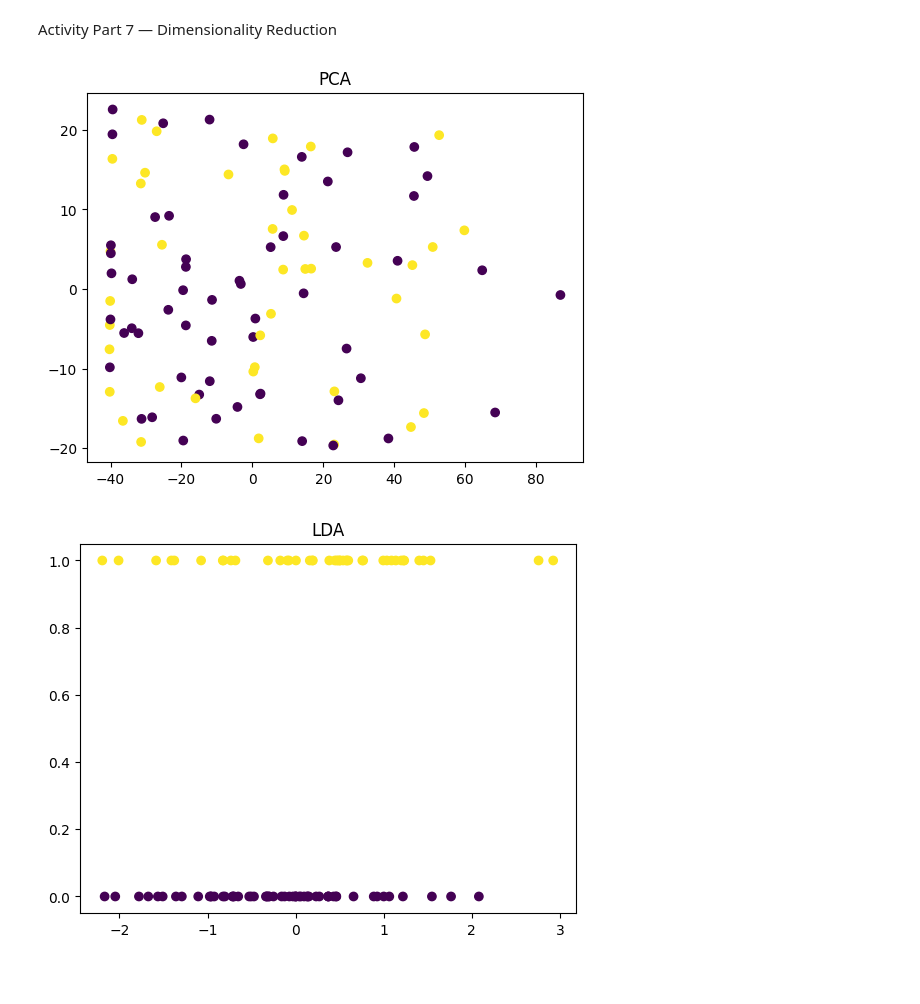
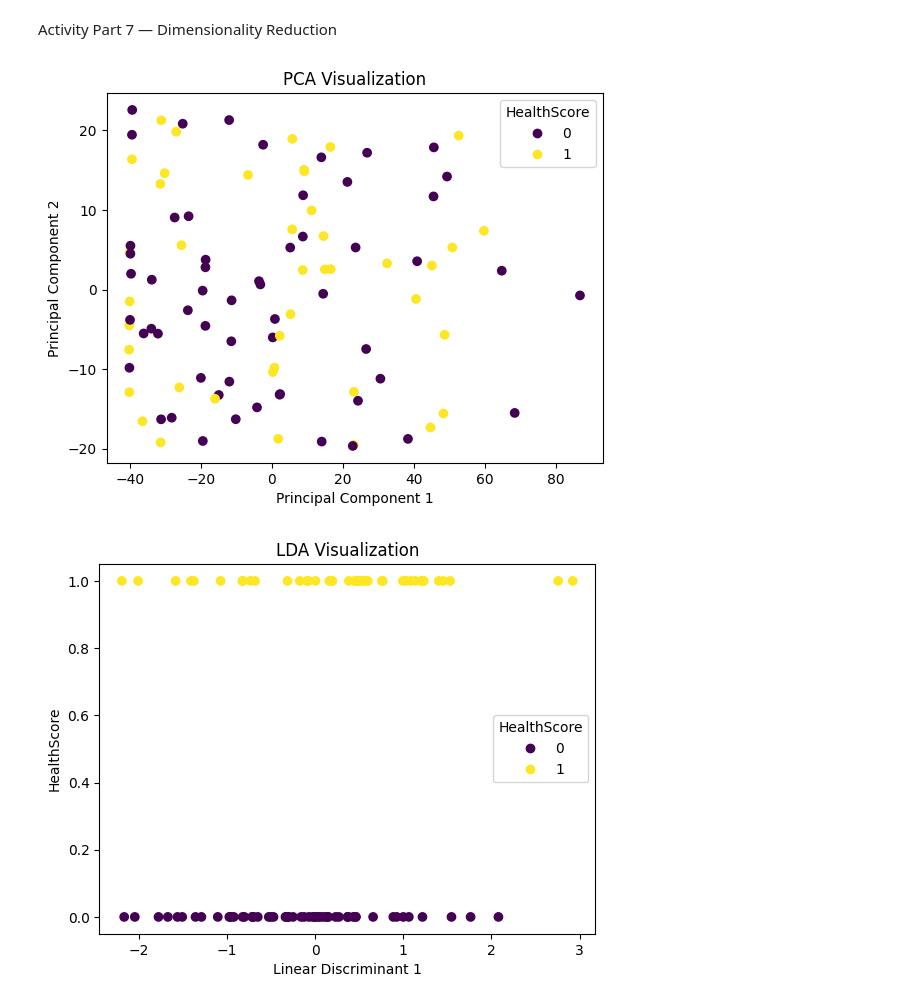
Before and after one commit to 200612780/AIDI1002, a Jupyter notebook: Project_Smart_Health_&_Lifestyle_Prediction_System.ipynb, the cells around one changed output. Drawn from its saved outputs; the diff is of its cells as text; code cells hidden in the pictures; blank space fills up the shorter version.

```diff
--- a/Project_Smart_Health_&_Lifestyle_Prediction_System.ipynb
+++ b/Project_Smart_Health_&_Lifestyle_Prediction_System.ipynb
@@ -351,22 +356,39 @@ pca = PCA(n_components=2)
 X_pca = pca.fit_transform(X)
 # %%
 # TODO 28: Visualize first 2 PCA components with color by HealthScore
-plt.scatter(X_pca[:,0], X_pca[:,1], c=y)
-plt.title("PCA")
+plt.figure()
+
+scatter = plt.scatter(X_pca[:,0], X_pca[:,1], c=y)
+
+plt.title("PCA Visualization")
+plt.xlabel("Principal Component 1")
+plt.ylabel("Principal Component 2")
+
+plt.legend(*scatter.legend_elements(), title="HealthScore")
+
 plt.show()
 # %% [output]
-[figure, old version]
+[figure, new version]
 # %%
 # TODO 29: Apply LDA (if supervised) to separate classes
 lda = LDA(n_components=1)
 X_lda = lda.fit_transform(X, y)
 # %%
 # TODO 30: Compare PCA vs LDA scatter plots
-plt.scatter(X_lda, y, c=y)
-plt.title("LDA")
+plt.figure()
+
+scatter = plt.scatter(X_lda, y, c=y)
+
+plt.title("LDA Visualization")
+plt.xlabel("Linear Discriminant 1")
+plt.ylabel("HealthScore")
+
+
+plt.legend(*scatter.legend_elements(), title="HealthScore")
+
 plt.show()
 # %% [output]
-[figure, old version]
+[figure, new version]
 # %% [markdown]
 ## Activity Part 8 — Insights & Recommendations
 
```
Also changed, not shown: parts of 9 cells of this notebook.
